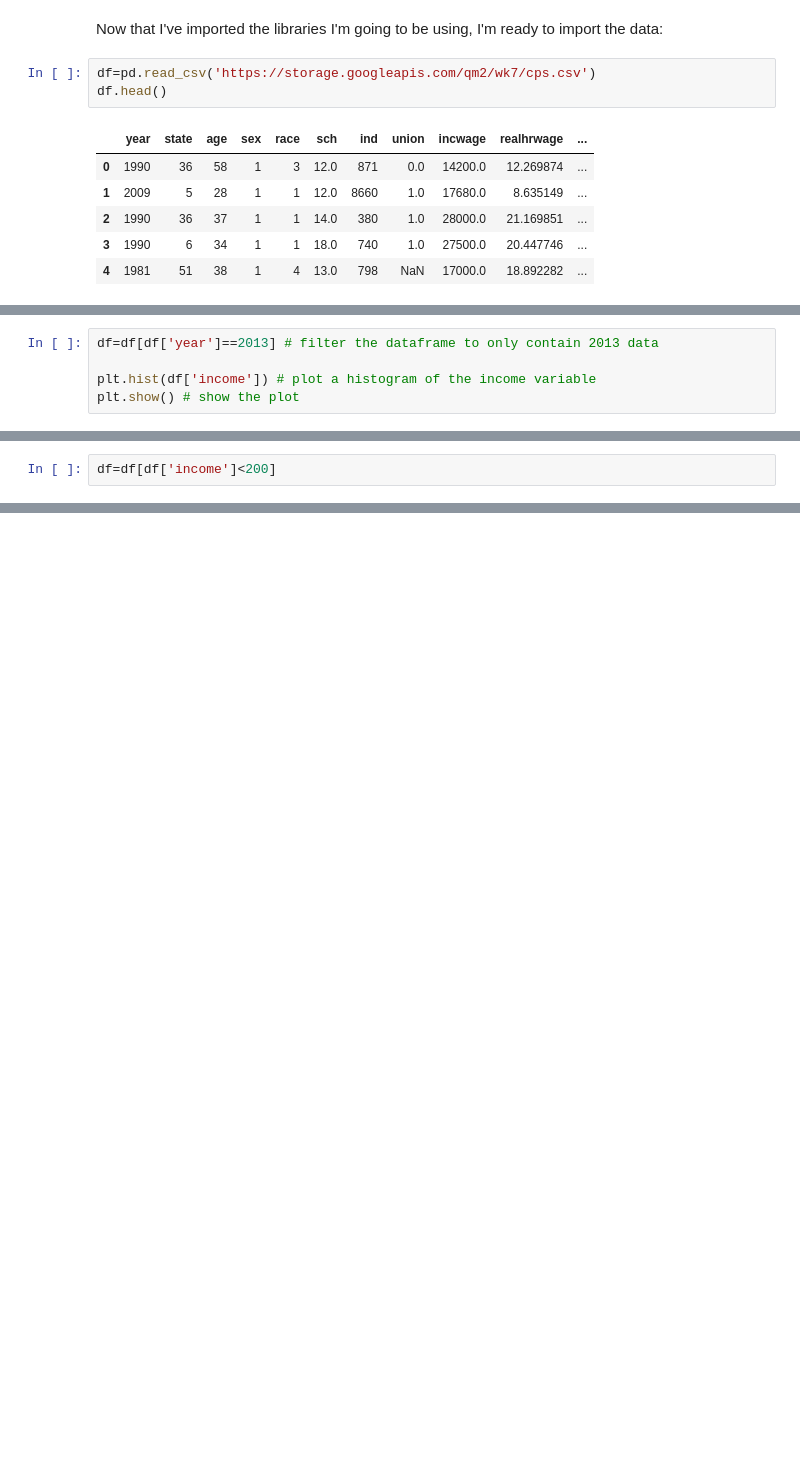
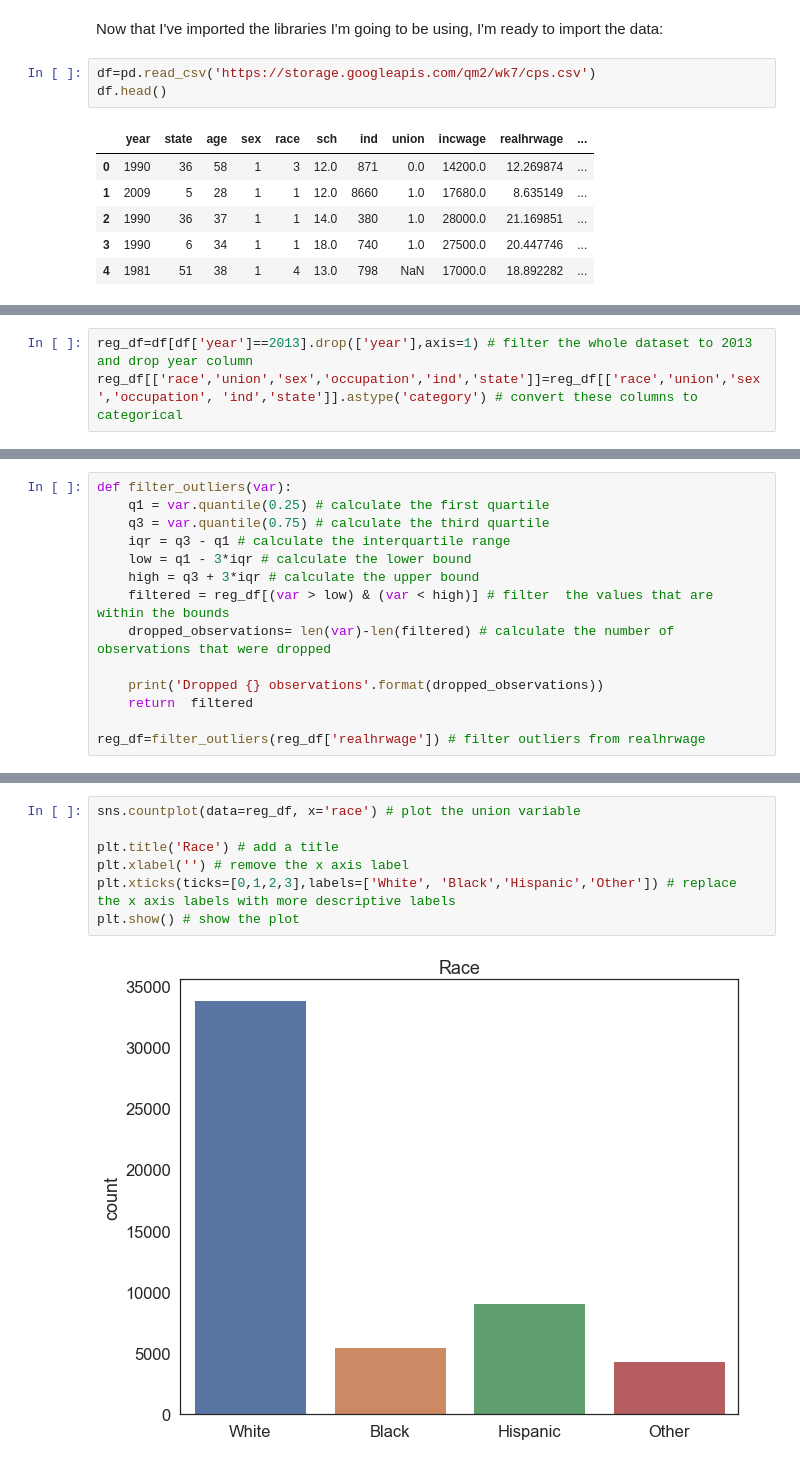
Before and after one commit to yoko-37458/QM2, a Jupyter notebook: W5_Distributions_and_Basic_Statistics.ipynb, the cells around one changed output, grey strips where cells are left out. Drawn from its saved outputs; the diff is of its cells as text; blank space fills up the shorter version.

```diff
--- a/W5_Distributions_and_Basic_Statistics.ipynb
+++ b/W5_Distributions_and_Basic_Statistics.ipynb
@@ -203,5 +60,0 @@ Now that we've cleaned our data up, let's have a closer look at the *distributio
-# %%
-df=df[df['year']==2013] # filter the dataframe to only contain 2013 data
-
-plt.hist(df['income']) # plot a histogram of the income variable
-plt.show() # show the plot
@@ -265,2 +60,0 @@ As we have seen, there are a few extreme outliers in the income distribution (re
-# %%
-df=df[df['income']<200]
@@ -591,0 +93,3 @@ two_hist([white_men_hs_complete,hispanic_women_bachelor],['White men who complet
+# %%
+reg_df=df[df['year']==2013].drop(['year'],axis=1) # filter the whole dataset to 2013 and drop year column
+reg_df[['race','union','sex','occupation','ind','state']]=reg_df[['race','union','sex','occupation', 'ind','state']].astype('category') # convert these columns to categorical
@@ -591,0 +114,14 @@ two_hist([white_men_hs_complete,hispanic_women_bachelor],['White men who complet
+# %%
+def filter_outliers(var):
+    q1 = var.quantile(0.25) # calculate the first quartile
+    q3 = var.quantile(0.75) # calculate the third quartile
+    iqr = q3 - q1 # calculate the interquartile range
+    low = q1 - 3*iqr # calculate the lower bound
+    high = q3 + 3*iqr # calculate the upper bound
+    filtered = reg_df[(var > low) & (var < high)] # filter  the values that are within the bounds
+    dropped_observations= len(var)-len(filtered) # calculate the number of observations that were dropped
+
+    print('Dropped {} observations'.format(dropped_observations))
+    return  filtered
+
+reg_df=filter_outliers(reg_df['realhrwage']) # filter outliers from realhrwage
@@ -591,0 +151,9 @@ two_hist([white_men_hs_complete,hispanic_women_bachelor],['White men who complet
+# %%
+sns.countplot(data=reg_df, x='race') # plot the union variable
+
+plt.title('Race') # add a title
+plt.xlabel('') # remove the x axis label
+plt.xticks(ticks=[0,1,2,3],labels=['White', 'Black','Hispanic','Other']) # replace the x axis labels with more descriptive labels
+plt.show() # show the plot
+# %% [output]
+[figure, added]
```
Also changed, not shown: parts of 107 cells of this notebook.
